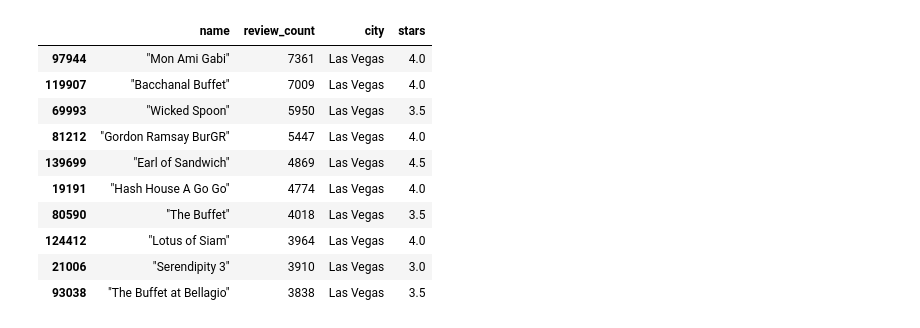
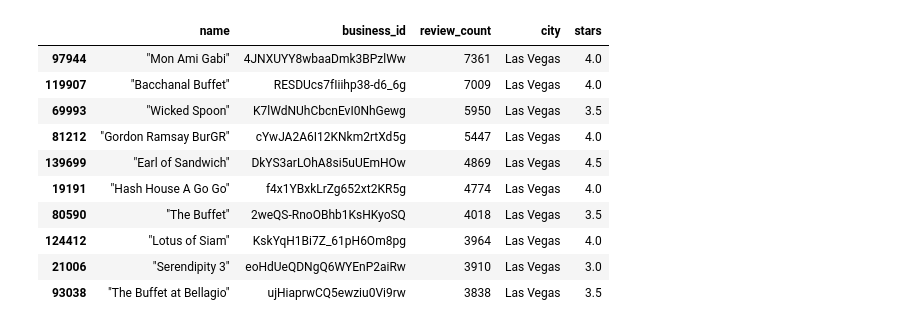
Before and after one commit to LCalso/Calso_Project1_Yelp-Star-Rating, a Jupyter notebook: Calso_Project1_Yelp.ipynb, the cells around one changed output. Saved outputs shown, nothing was run; the diff lists cells and outputs as text; code cells hidden in the pictures.

```diff
--- a/Calso_Project1_Yelp.ipynb
+++ b/Calso_Project1_Yelp.ipynb
@@ -55,15 +146,15 @@ Name: city, Length: 1093, dtype: int64
 # %%
-# top 10 most reviewed business
-business_data[['name','review_count','city','stars']].sort_values(ascending = False,by='review_count')[0:10]
+#top 10 most reviewed businesses
+business_data[['name', 'business_id','review_count','city','stars']].sort_values(ascending = False,by='review_count')[0:10]
 # %% [output]
-|  | name | review_count | city | stars |
-| 97944 | "Mon Ami Gabi" | 7361 | Las Vegas | 4.0 |
-| 119907 | "Bacchanal Buffet" | 7009 | Las Vegas | 4.0 |
-| 69993 | "Wicked Spoon" | 5950 | Las Vegas | 3.5 |
-| 81212 | "Gordon Ramsay BurGR" | 5447 | Las Vegas | 4.0 |
-| 139699 | "Earl of Sandwich" | 4869 | Las Vegas | 4.5 |
-| 19191 | "Hash House A Go Go" | 4774 | Las Vegas | 4.0 |
-| 80590 | "The Buffet" | 4018 | Las Vegas | 3.5 |
-| 124412 | "Lotus of Siam" | 3964 | Las Vegas | 4.0 |
-| 21006 | "Serendipity 3" | 3910 | Las Vegas | 3.0 |
-| 93038 | "The Buffet at Bellagio" | 3838 | Las Vegas | 3.5 |
+|  | name | business_id | review_count | city | stars |
+| 97944 | "Mon Ami Gabi" | 4JNXUYY8wbaaDmk3BPzlWw | 7361 | Las Vegas | 4.0 |
+| 119907 | "Bacchanal Buffet" | RESDUcs7fIiihp38-d6_6g | 7009 | Las Vegas | 4.0 |
+| 69993 | "Wicked Spoon" | K7lWdNUhCbcnEvI0NhGewg | 5950 | Las Vegas | 3.5 |
+| 81212 | "Gordon Ramsay BurGR" | cYwJA2A6I12KNkm2rtXd5g | 5447 | Las Vegas | 4.0 |
+| 139699 | "Earl of Sandwich" | DkYS3arLOhA8si5uUEmHOw | 4869 | Las Vegas | 4.5 |
+| 19191 | "Hash House A Go Go" | f4x1YBxkLrZg652xt2KR5g | 4774 | Las Vegas | 4.0 |
+| 80590 | "The Buffet" | 2weQS-RnoOBhb1KsHKyoSQ | 4018 | Las Vegas | 3.5 |
+| 124412 | "Lotus of Siam" | KskYqH1Bi7Z_61pH6Om8pg | 3964 | Las Vegas | 4.0 |
+| 21006 | "Serendipity 3" | eoHdUeQDNgQ6WYEnP2aiRw | 3910 | Las Vegas | 3.0 |
+| 93038 | "The Buffet at Bellagio" | ujHiaprwCQ5ewziu0Vi9rw | 3838 | Las Vegas | 3.5 |
```
Also changed, not shown: parts of 28 cells of this notebook.
